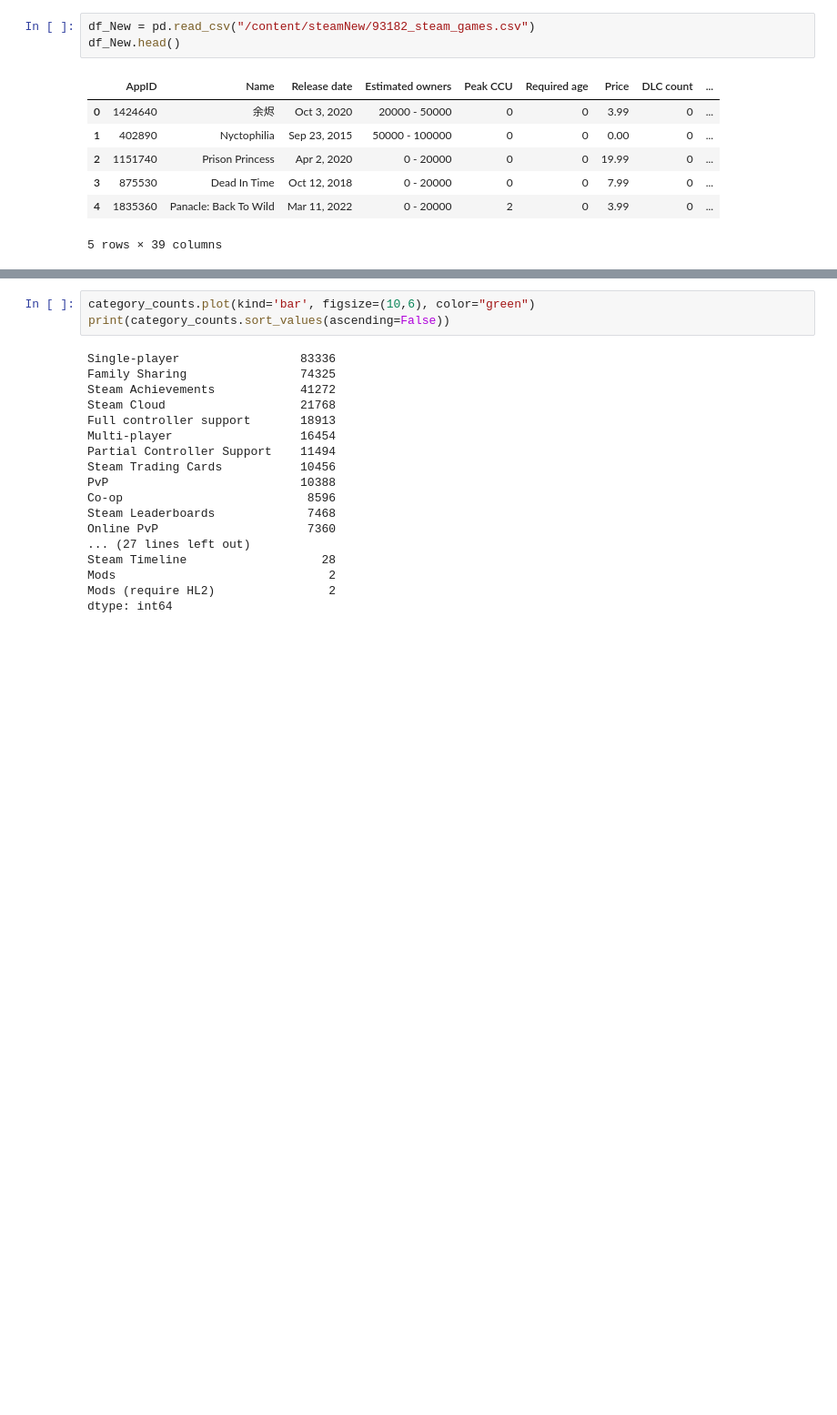
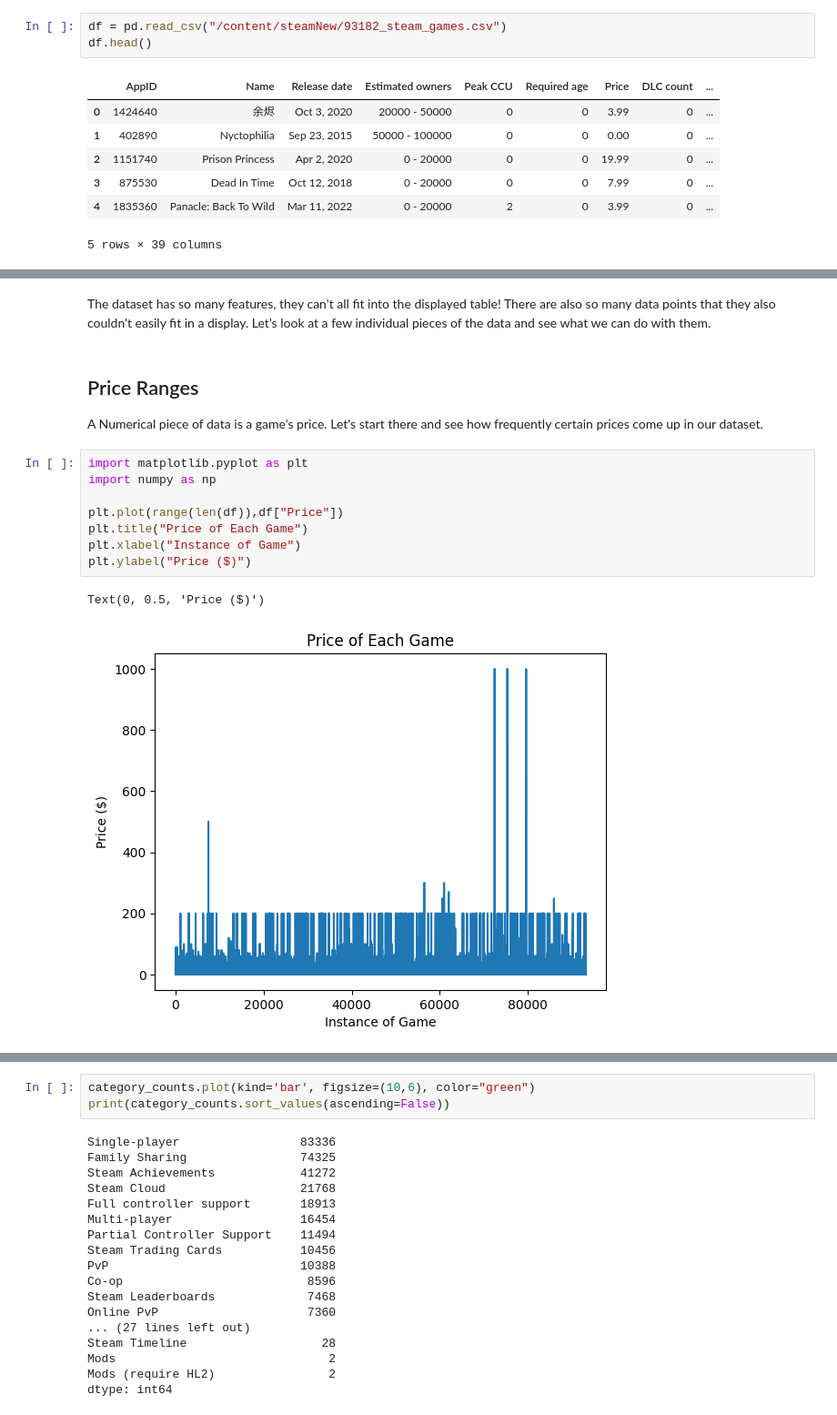
Before and after one commit to adamledet/itds-project-2025, a Jupyter notebook: Data_Science_Project.ipynb, the cells around one changed output, grey strips where cells are left out. Shown at 91% size. Cells and saved outputs as stored; diff of their text form; blank space fills up the shorter version.

Commit message:
Updated Milestone 2
Added better markdowns, additional data, and discussions on what can be done next.

```diff
--- a/Data_Science_Project.ipynb
+++ b/Data_Science_Project.ipynb
@@ -72,8 +69,8 @@ Archive:  /content/steam-games-complete-dataset.zip
 import pandas as pd
 import numpy as np
 # %%
-df_New = pd.read_csv("/content/steamNew/93182_steam_games.csv")
-df_New.head()
+df = pd.read_csv("/content/steamNew/93182_steam_games.csv")
+df.head()
 # %% [output]
 |  | AppID | Name | Release date | Estimated owners | Peak CCU | Required age | Price | DLC count | ... |
 | 0 | 1424640 | 余烬 | Oct 3, 2020 | 20000 - 50000 | 0 | 0 | 3.99 | 0 | ... |
@@ -106,0 +82,16 @@ df_New_adj
+# %% [markdown]
+The dataset has so many features, they can't all fit into the displayed table! There are also so many data points that they also couldn't easily fit in a display. Let's look at a few individual pieces of the data and see what we can do with them.
+# %% [markdown]
+## Price Ranges
+A Numerical piece of data is a game's price. Let's start there and see how frequently certain prices come up in our dataset.
+# %%
+import matplotlib.pyplot as plt
+import numpy as np
+
+plt.plot(range(len(df)),df["Price"])
+plt.title("Price of Each Game")
+plt.xlabel("Instance of Game")
+plt.ylabel("Price ($)")
+# %% [output]
+Text(0, 0.5, 'Price ($)')
+[figure, added]
```
Also changed, not shown: parts of 71 cells of this notebook, 1 other file.
